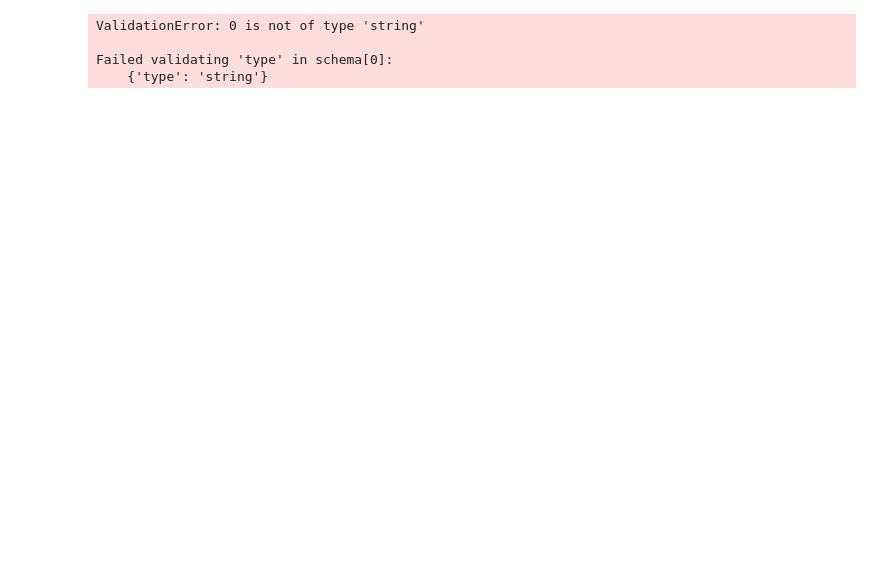
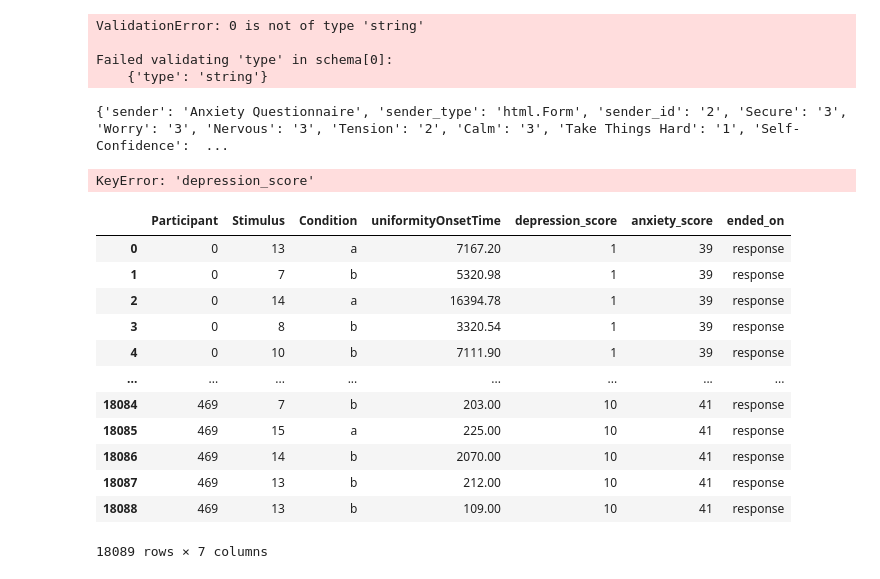
Before and after one commit to jimzhang629/OnlineUniformityIllusionStudy, a Jupyter notebook: ResultsAnalysis.ipynb, the cells around one changed output. Drawn from its saved outputs; the diff is of its cells as text; code cells hidden in the pictures; blank space fills up the shorter version.

```diff
--- a/ResultsAnalysis.ipynb
+++ b/ResultsAnalysis.ipynb
@@ -44,0 +50,44 @@ for i in range(data.shape[0]):
+# %%
+include_timeout_df = pd.DataFrame(columns=['Participant', 'Stimulus', 'Condition', 'uniformityOnsetTime', 'depression_score', 'anxiety_score', 'ended_on'])
+# %%
+print(data.iloc[5][2])
+# %% [output]
+{'sender': 'Anxiety Questionnaire', 'sender_type': 'html.Form', 'sender_id': '2', 'Secure': '3', 'Worry': '3', 'Nervous': '3', 'Tension': '2', 'Calm': '3', 'Take Things Hard': '1', 'Self-Confidence':  ...
+# %%
+#make clean df
+for i in range(data.shape[0]): #for each row
+    for j in range(1, data.shape[1]): #for each column entry in the row
+        entry = data.iloc[i][j] #grab each entry
+        if entry is None: #if there's no data for that trial, skip it
+            break
+
+        elif entry['sender'] == 'cf keyframe transitions' and j > 20: #if it's a test trial
+            if data.iloc[i][j+1]['correct'] == False or entry['ended_on'] == 'timeout': #check the next screen to see if they looked away or didn't press anything
+                break
+            else:
+                uniformityOnsetTime = entry['duration'] - entry['fadeTime'] #get how long it took for the illusion to take place
+                entry['uniformityOnsetTime'] = uniformityOnsetTime #add uniformity onset time to the entry
+                data.iloc[i][j] = entry #update data
+                clean_df.loc[len(clean_df)] = [i, entry['b'][3:-5], entry['b'][-5], entry['uniformityOnsetTime'], data.iloc[i][1]['depression_score'], data.iloc[i][2]['anxiety_score']] #add row to cleaned dataframe
+        else:
+            pass
+# %% [output]
+KeyError: 'depression_score'
+# %%
+#make df including timeout trials
+for i in range(data.shape[0]): #for each row
+    for j in range(1, data.shape[1]): #for each column entry in the row
+        entry = data.iloc[i][j] #grab each entry
+        if entry is None: #if there's no data for that trial, skip it
+            break
+
+        elif entry['sender'] == 'cf keyframe transitions' and j > 20: #if it's a test trial
+            if data.iloc[i][j+1]['correct'] == False: #check the next screen to see if they looked away or didn't press anything
+                break
+            else:
+                uniformityOnsetTime = entry['duration'] - entry['fadeTime'] #get how long it took for the illusion to take place
+                entry['uniformityOnsetTime'] = uniformityOnsetTime #add uniformity onset time to the entry
+                data.iloc[i][j] = entry #update data
+                include_timeout_df.loc[len(include_timeout_df)] = [i, entry['b'][3:-5], entry['b'][-5], entry['uniformityOnsetTime'], data.iloc[i][1]['depression_score'], data.iloc[i][2]['anxiety_score'], entry['ended_on']] #add row to cleaned dataframe
+        else:
+            pass
@@ -44,0 +97,16 @@ for i in range(data.shape[0]):
+# %%
+include_timeout_df
+# %% [output]
+|  | Participant | Stimulus | Condition | uniformityOnsetTime | depression_score | anxiety_score | ended_on |
+| 0 | 0 | 13 | a | 7167.20 | 1 | 39 | response |
+| 1 | 0 | 7 | b | 5320.98 | 1 | 39 | response |
+| 2 | 0 | 14 | a | 16394.78 | 1 | 39 | response |
+| 3 | 0 | 8 | b | 3320.54 | 1 | 39 | response |
+| 4 | 0 | 10 | b | 7111.90 | 1 | 39 | response |
+| ... | ... | ... | ... | ... | ... | ... | ... |
+| 18084 | 469 | 7 | b | 203.00 | 10 | 41 | response |
+| 18085 | 469 | 15 | a | 225.00 | 10 | 41 | response |
+| 18086 | 469 | 14 | b | 2070.00 | 10 | 41 | response |
+| 18087 | 469 | 13 | b | 212.00 | 10 | 41 | response |
+| 18088 | 469 | 13 | b | 109.00 | 10 | 41 | response |
+18089 rows × 7 columns
```
Also changed, not shown: parts of 10 cells of this notebook, 5 other files.
